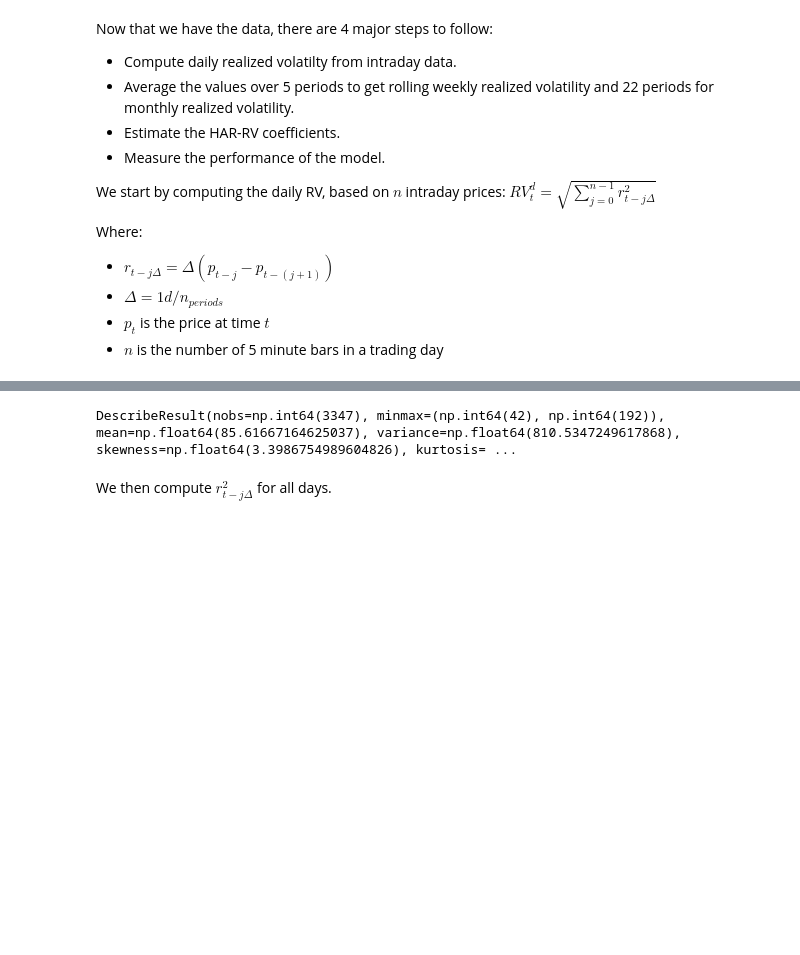
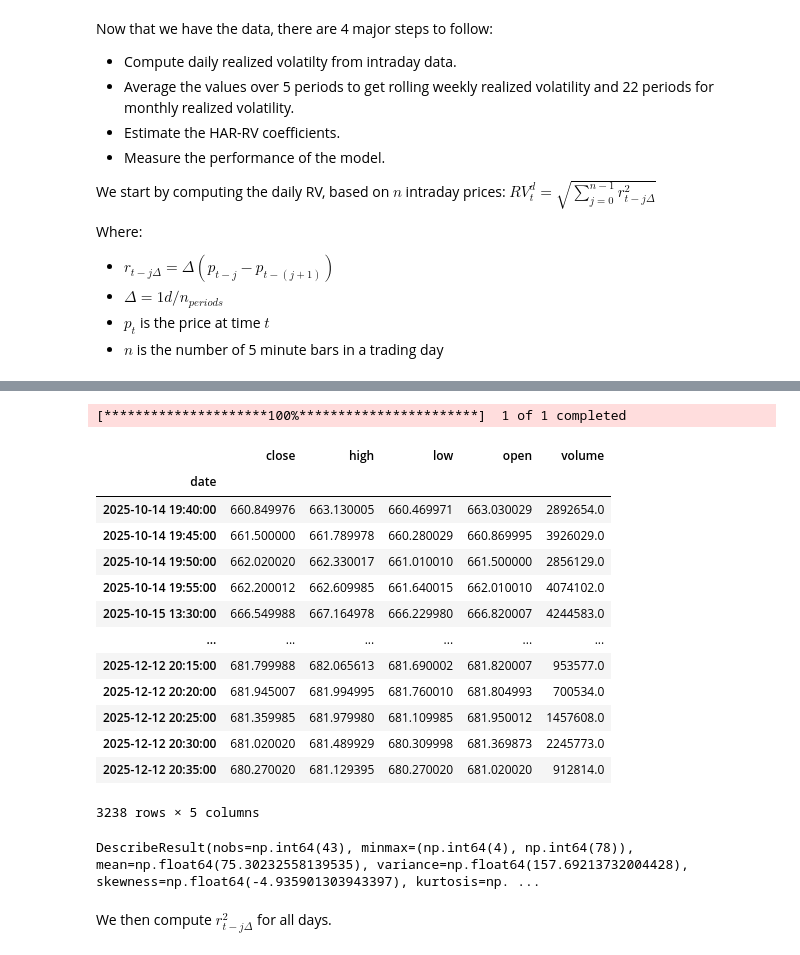
Before and after one commit to hpml-fall2025/hpml-project, a Jupyter notebook: HAR-RV_forecast.ipynb, the cells around one changed output, grey strips where cells are left out. Saved outputs shown, nothing was run; the diff lists cells and outputs as text; code cells hidden in the pictures; blank space fills up the shorter version.

```diff
--- a/HAR-RV_forecast.ipynb
+++ b/HAR-RV_forecast.ipynb
@@ -127,11 +125,46 @@ Where:
+# %%
+
+### WORKING CODE THAT PULLS FROM YF AND PROCESSES IN THE WAY WE WANT ###
+
+# pull initial data from yfinance
+start_date = dt.datetime.today() - dt.timedelta(days=59)
+curr_data = yf.download("SPY", period="1y", interval="5m", start=start_date)
+curr_data = curr_data[curr_data['Volume'] != 0]
+curr_data = curr_data.dropna()
+
+# clean 5m interval data to process best for har-rv
+curr_data_cleaned = curr_data.rename(columns={"Close": "close", "Volume": "volume", "Open": "open", "High": "high", "Low": "low"})
+curr_data_cleaned.columns = curr_data_cleaned.columns.droplevel("Ticker")
+curr_data_cleaned.index = curr_data_cleaned.index.tz_localize(None)
+curr_data_cleaned.index.name = "date"
+curr_data_cleaned.columns.name = None
+
+curr_data_cleaned
+# %% [output]
+[*********************100%***********************]  1 of 1 completed
+|  | close | high | low | open | volume |
+| date |  |  |  |  |  |
+| 2025-10-14 19:40:00 | 660.849976 | 663.130005 | 660.469971 | 663.030029 | 2892654.0 |
+| 2025-10-14 19:45:00 | 661.500000 | 661.789978 | 660.280029 | 660.869995 | 3926029.0 |
+| 2025-10-14 19:50:00 | 662.020020 | 662.330017 | 661.010010 | 661.500000 | 2856129.0 |
+| 2025-10-14 19:55:00 | 662.200012 | 662.609985 | 661.640015 | 662.010010 | 4074102.0 |
+| 2025-10-15 13:30:00 | 666.549988 | 667.164978 | 666.229980 | 666.820007 | 4244583.0 |
+| ... | ... | ... | ... | ... | ... |
+| 2025-12-12 20:15:00 | 681.799988 | 682.065613 | 681.690002 | 681.820007 | 953577.0 |
+| 2025-12-12 20:20:00 | 681.945007 | 681.994995 | 681.760010 | 681.804993 | 700534.0 |
+| 2025-12-12 20:25:00 | 681.359985 | 681.979980 | 681.109985 | 681.950012 | 1457608.0 |
+| 2025-12-12 20:30:00 | 681.020020 | 681.489929 | 680.309998 | 681.369873 | 2245773.0 |
+| 2025-12-12 20:35:00 | 680.270020 | 681.129395 | 680.270020 | 681.020020 | 912814.0 |
+3238 rows × 5 columns
 # %%
 # Compute number of periods/day
+alt_df = curr_data_cleaned
 alt_df["D"] = alt_df.index.date
 n_periods = alt_df.pivot_table(index = ["D"], aggfunc = 'size').values
 
 stats.describe(n_periods)
 # %% [output]
-DescribeResult(nobs=np.int64(3347), minmax=(np.int64(42), np.int64(192)), mean=np.float64(85.61667164625037), variance=np.float64(810.5347249617868), skewness=np.float64(3.3986754989604826), kurtosis= ...
+DescribeResult(nobs=np.int64(43), minmax=(np.int64(4), np.int64(78)), mean=np.float64(75.30232558139535), variance=np.float64(157.69213732004428), skewness=np.float64(-4.935901303943397), kurtosis=np. ...
 # %% [markdown]
 We then compute $r^2_{t-j\Delta}$ for all days.
 # %%
```
Also changed, not shown: parts of 4 cells of this notebook, 1 other file.
